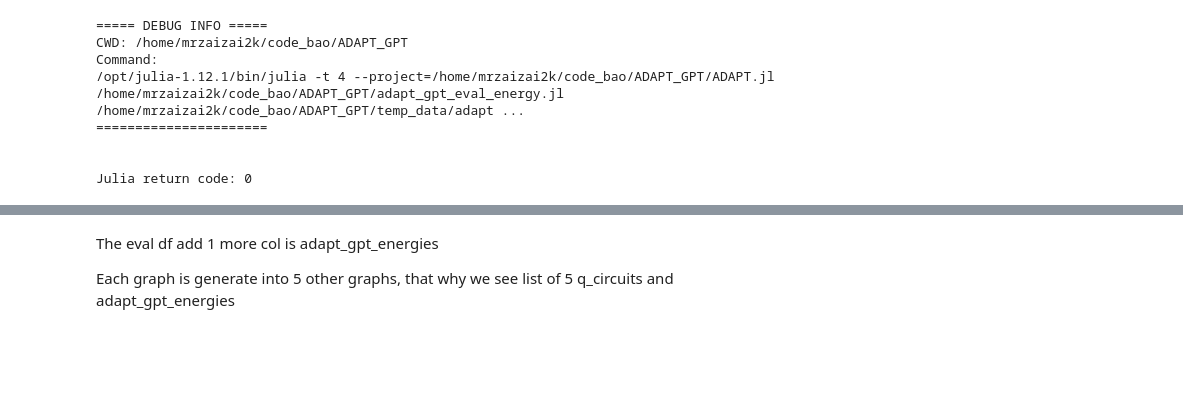
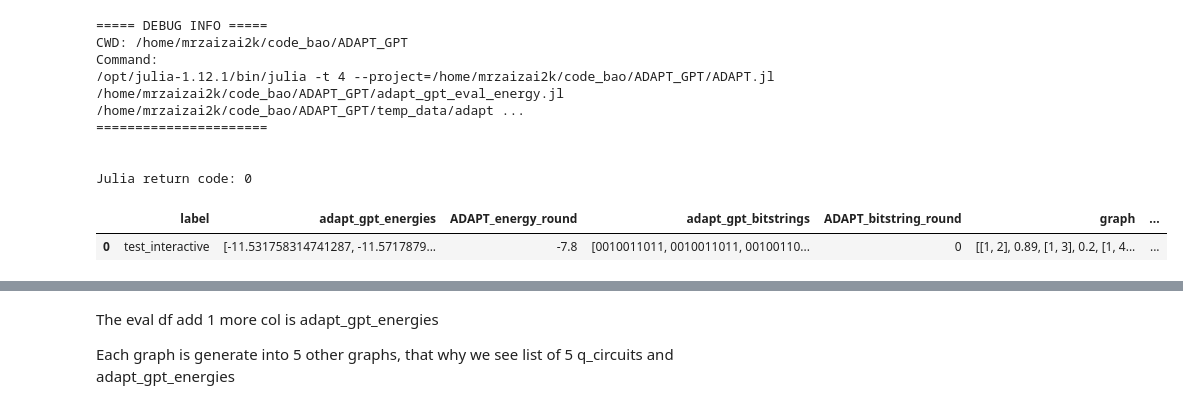
Before and after one commit to mrzaizai2k/Adapt-LLM, a Jupyter notebook: qaoa_gpt_inference_demo.ipynb, the cells around one changed output, grey strips where cells are left out. Cells and saved outputs as stored; diff of their text form; code cells hidden in the pictures; blank space fills up the shorter version.

```diff
--- a/qaoa_gpt_inference_demo.ipynb
+++ b/qaoa_gpt_inference_demo.ipynb
@@ -136,6 +135,11 @@ Command:
 
 
 Julia return code: 0
+# %%
+qaoa_gpt.qaoa_gpt_circ_eval_df[:1]
+# %% [output]
+|  | label | adapt_gpt_energies | ADAPT_energy_round | adapt_gpt_bitstrings | ADAPT_bitstring_round | graph | ... |
+| 0 | test_interactive | [-11.531758314741287, -11.5717879... | -7.8 | [0010011011, 0010011011, 00100110... | 0 | [[1, 2], 0.89, [1, 3], 0.2, [1, 4... | ... |
 # %%
 sample_gr
 # %% [output]
```
Also changed, not shown: parts of 18 cells of this notebook, 3 other files.
